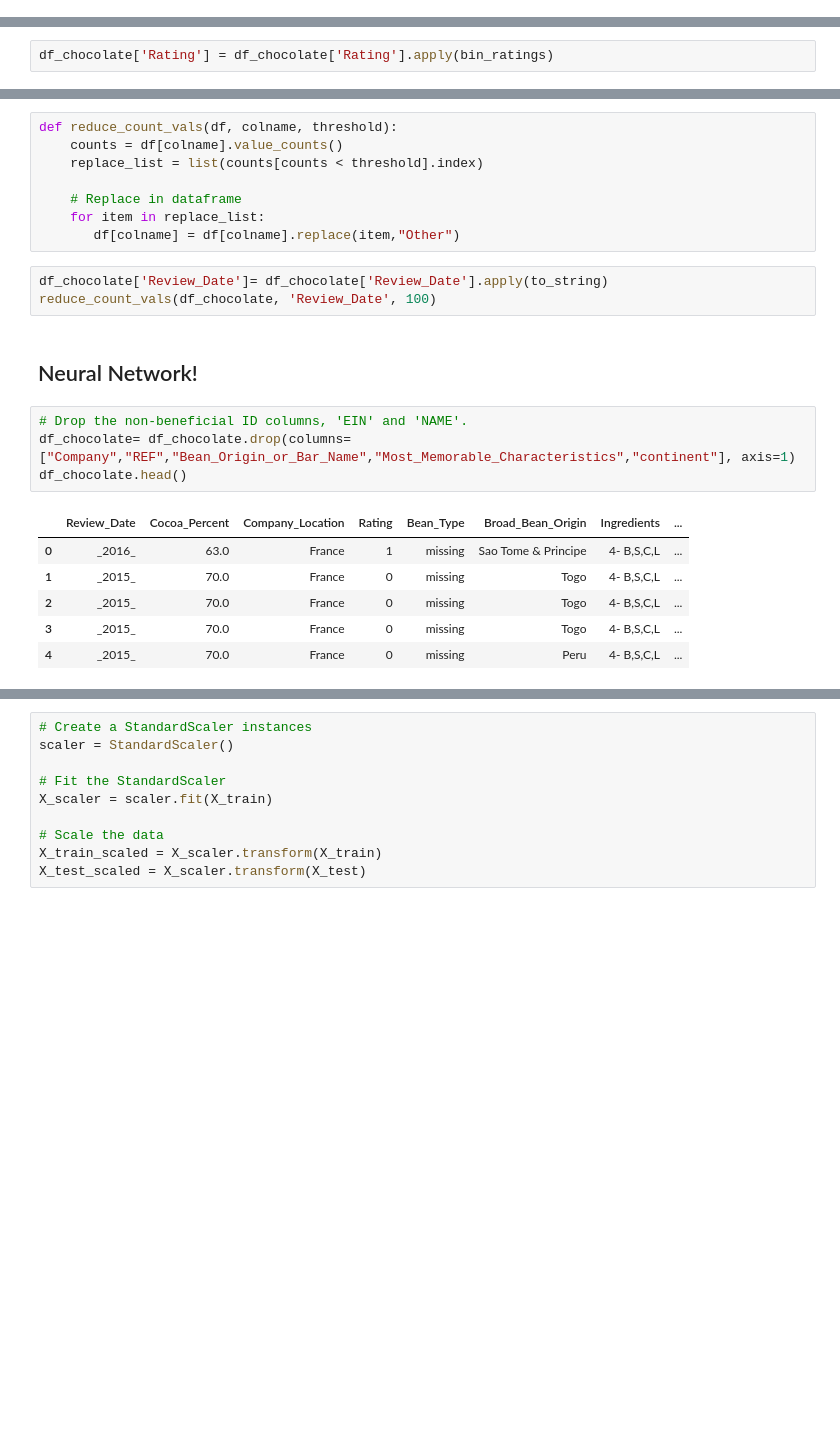
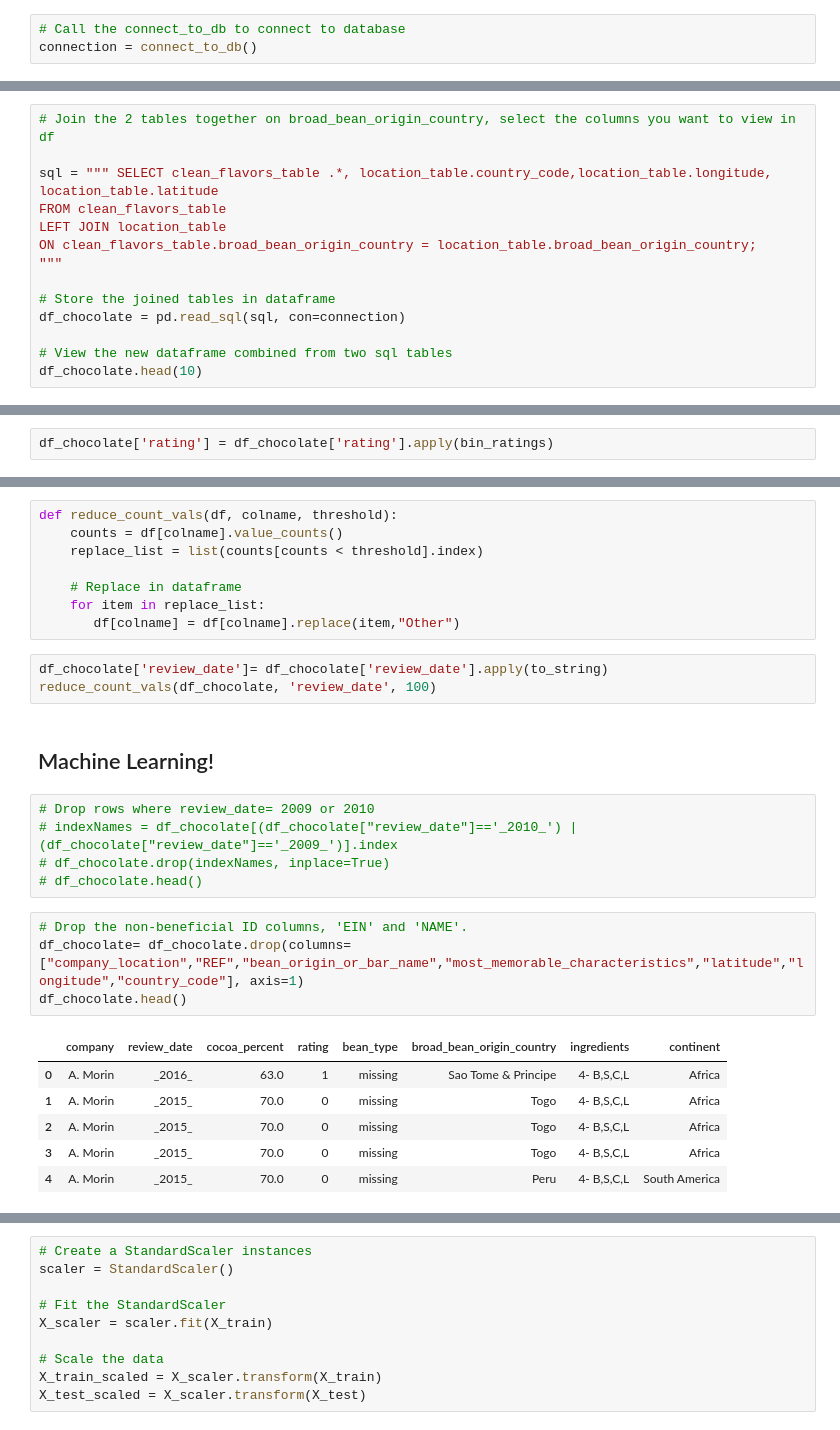
Before and after one commit to jilek/DataBootcampFinalProject, a Jupyter notebook: Tahereh/Machine_Learning.ipynb, the cells around one changed output, grey strips where cells are left out. Drawn from its saved outputs; the diff is of its cells as text; blank space fills up the shorter version.

```diff
--- a/Tahereh/Machine_Learning.ipynb
+++ b/Tahereh/Machine_Learning.ipynb
@@ -23,0 +46,3 @@ df_chocolate.head()
+# %%
+# Call the connect_to_db to connect to database
+connection = connect_to_db()
@@ -23,0 +108,14 @@ df_chocolate.head()
+# %%
+# Join the 2 tables together on broad_bean_origin_country, select the columns you want to view in df
+
+sql = """ SELECT clean_flavors_table .*, location_table.country_code,location_table.longitude, location_table.latitude
+FROM clean_flavors_table
+LEFT JOIN location_table
+ON clean_flavors_table.broad_bean_origin_country = location_table.broad_bean_origin_country;
+"""
+
+# Store the joined tables in dataframe
+df_chocolate = pd.read_sql(sql, con=connection)
+
+# View the new dataframe combined from two sql tables
+df_chocolate.head(10)
@@ -53,7 +171,7 @@ def bin_ratings(rating):
     #print( f"error: rating={rating} type={type(rating)}" )
     return "2"
 # %%
-df_chocolate['Rating'] = df_chocolate['Rating'].apply(bin_ratings)
+df_chocolate['rating'] = df_chocolate['rating'].apply(bin_ratings)
 # %%
 def to_string(value):
     other = f"_{value}_"
@@ -67,18 +185,23 @@ def reduce_count_vals(df, colname, threshold):
     for item in replace_list:
        df[colname] = df[colname].replace(item,"Other")
 # %%
-df_chocolate['Review_Date']= df_chocolate['Review_Date'].apply(to_string)
-reduce_count_vals(df_chocolate, 'Review_Date', 100)
+df_chocolate['review_date']= df_chocolate['review_date'].apply(to_string)
+reduce_count_vals(df_chocolate, 'review_date', 100)
-# %% [markdown]
-## Neural Network!
+# %% [markdown]
+## Machine Learning!
+# %%
+# Drop rows where review_date= 2009 or 2010
+# indexNames = df_chocolate[(df_chocolate["review_date"]=='_2010_') | (df_chocolate["review_date"]=='_2009_')].index
+# df_chocolate.drop(indexNames, inplace=True)
+# df_chocolate.head()
 # %%
 # Drop the non-beneficial ID columns, 'EIN' and 'NAME'.
-df_chocolate= df_chocolate.drop(columns=["Company","REF","Bean_Origin_or_Bar_Name","Most_Memorable_Characteristics","continent"], axis=1)
+df_chocolate= df_chocolate.drop(columns=["company_location","REF","bean_origin_or_bar_name","most_memorable_characteristics","latitude","longitude","country_code"], axis=1)
 df_chocolate.head()
 # %% [output]
-|  | Review_Date | Cocoa_Percent | Company_Location | Rating | Bean_Type | Broad_Bean_Origin | Ingredients | ... |
-| 0 | _2016_ | 63.0 | France | 1 | missing | Sao Tome & Principe | 4- B,S,C,L | ... |
-| 1 | _2015_ | 70.0 | France | 0 | missing | Togo | 4- B,S,C,L | ... |
-| 2 | _2015_ | 70.0 | France | 0 | missing | Togo | 4- B,S,C,L | ... |
-| 3 | _2015_ | 70.0 | France | 0 | missing | Togo | 4- B,S,C,L | ... |
-| 4 | _2015_ | 70.0 | France | 0 | missing | Peru | 4- B,S,C,L | ... |
+|  | company | review_date | cocoa_percent | rating | bean_type | broad_bean_origin_country | ingredients | continent |
+| 0 | A. Morin | _2016_ | 63.0 | 1 | missing | Sao Tome & Principe | 4- B,S,C,L | Africa |
+| 1 | A. Morin | _2015_ | 70.0 | 0 | missing | Togo | 4- B,S,C,L | Africa |
+| 2 | A. Morin | _2015_ | 70.0 | 0 | missing | Togo | 4- B,S,C,L | Africa |
+| 3 | A. Morin | _2015_ | 70.0 | 0 | missing | Togo | 4- B,S,C,L | Africa |
+| 4 | A. Morin | _2015_ | 70.0 | 0 | missing | Peru | 4- B,S,C,L | South America |
```
Also changed, not shown: parts of 54 cells of this notebook.
